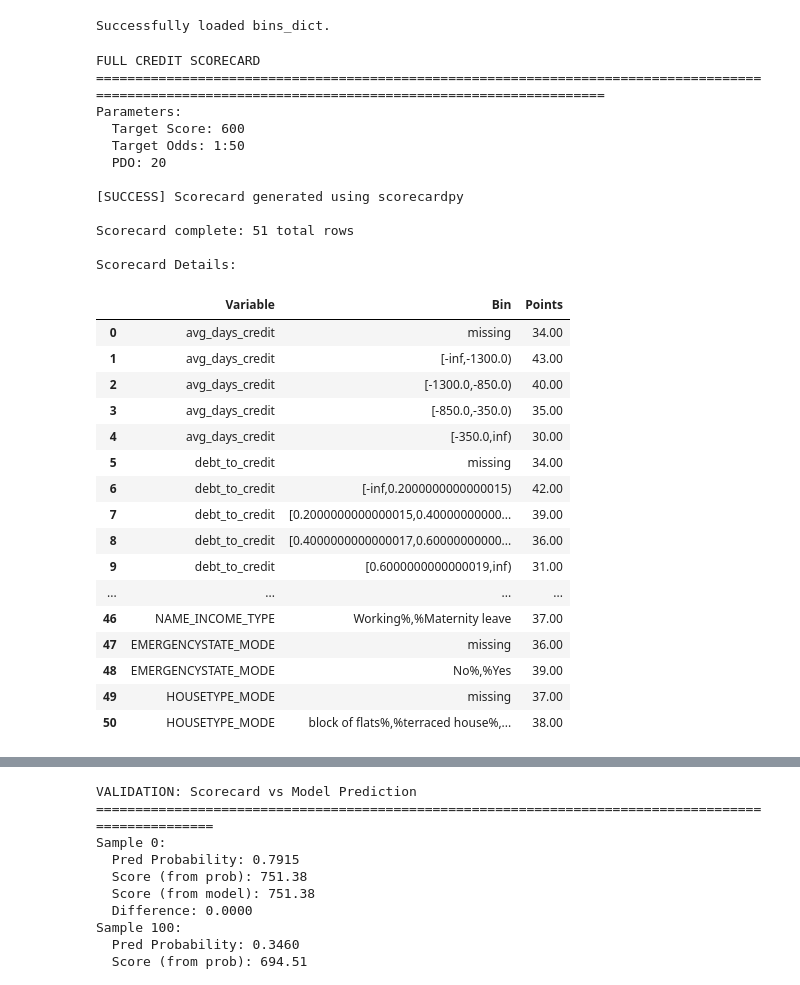
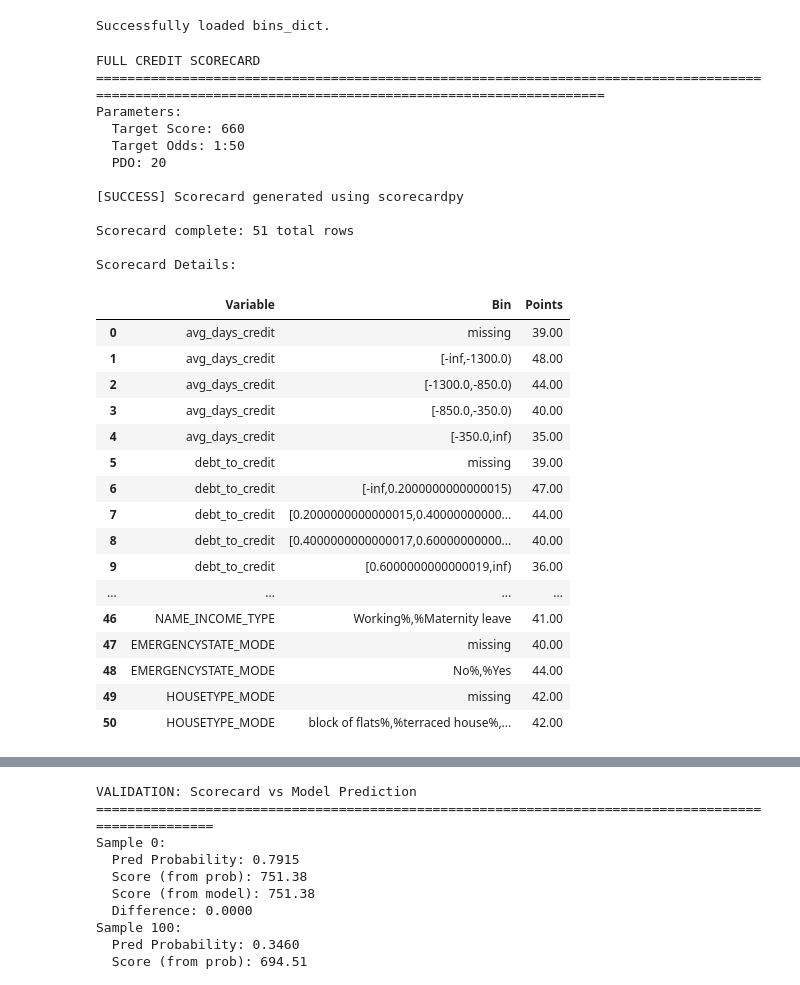
Before and after one commit to Luanjie-Dong/FA-project, a Jupyter notebook: 4_scorecard_generation_and_tuning.ipynb, the cells around one changed output, grey strips where cells are left out. Saved outputs shown, nothing was run; the diff lists cells and outputs as text; code cells hidden in the pictures.

Commit message:
tweak scorecarx

```diff
--- a/4_scorecard_generation_and_tuning.ipynb
+++ b/4_scorecard_generation_and_tuning.ipynb
@@ -493,7 +493,7 @@ def score_to_default_probability(score, points0, odds0, pdo):
     odds = odds0 * np.exp((np.log(2) / pdo) * (points0 - score))
     return odds / (1 + odds)
 
-avg_revenue_per_loan = 900
+avg_revenue_per_loan = 1500
 avg_loss_per_default = 10000
 total_loans_applied = 10000
 
@@ -660,10 +700,10 @@ print("FULL CREDIT SCORECARD")
 print("="*150)
 
 # User's exact parameters
-target_score = 600
+target_score = 660
 target_odds = 50  # 1:50
 pdo = 20
-odds0 = 1/target_odds  # 0.02
+odds0 = 1/target_odds
 
 print(f"Parameters:")
 print(f"  Target Score: {target_score}")
@@ -684,47 +724,47 @@ scorecard_data = []
 for variable, card_df in card.items():
     if variable != 'basepoints':
         for _, row in card_df.iterrows():
             scorecard_data.append({
                 "Variable": row['variable'],
                 "Bin": row['bin'],
                 "Points": f"{row['points']:.2f}"
             })
 
 scorecard_df = pd.DataFrame(scorecard_data)
 print(f"Scorecard complete: {len(scorecard_df)} total rows")
 print()
 
 # Display card structure
 
 print("Scorecard Details:")
 scorecard_df
 # %% [output]
 FULL CREDIT SCORECARD
 ======================================================================================================================================================
 Parameters:
-  Target Score: 600
+  Target Score: 660
   Target Odds: 1:50
   PDO: 20
 
 [SUCCESS] Scorecard generated using scorecardpy
 
 Scorecard complete: 51 total rows
 
 Scorecard Details:
 |  | Variable | Bin | Points |
-| 0 | avg_days_credit | missing | 34.00 |
-| 1 | avg_days_credit | [-inf,-1300.0) | 43.00 |
-| 2 | avg_days_credit | [-1300.0,-850.0) | 40.00 |
-| 3 | avg_days_credit | [-850.0,-350.0) | 35.00 |
-| 4 | avg_days_credit | [-350.0,inf) | 30.00 |
-| 5 | debt_to_credit | missing | 34.00 |
-| 6 | debt_to_credit | [-inf,0.2000000000000015) | 42.00 |
-| 7 | debt_to_credit | [0.2000000000000015,0.40000000000... | 39.00 |
-| 8 | debt_to_credit | [0.4000000000000017,0.60000000000... | 36.00 |
-| 9 | debt_to_credit | [0.6000000000000019,inf) | 31.00 |
+| 0 | avg_days_credit | missing | 39.00 |
+| 1 | avg_days_credit | [-inf,-1300.0) | 48.00 |
+| 2 | avg_days_credit | [-1300.0,-850.0) | 44.00 |
+| 3 | avg_days_credit | [-850.0,-350.0) | 40.00 |
+| 4 | avg_days_credit | [-350.0,inf) | 35.00 |
+| 5 | debt_to_credit | missing | 39.00 |
+| 6 | debt_to_credit | [-inf,0.2000000000000015) | 47.00 |
+| 7 | debt_to_credit | [0.2000000000000015,0.40000000000... | 44.00 |
+| 8 | debt_to_credit | [0.4000000000000017,0.60000000000... | 40.00 |
+| 9 | debt_to_credit | [0.6000000000000019,inf) | 36.00 |
 | ... | ... | ... | ... |
-| 46 | NAME_INCOME_TYPE | Working%,%Maternity leave | 37.00 |
-| 47 | EMERGENCYSTATE_MODE | missing | 36.00 |
-| 48 | EMERGENCYSTATE_MODE | No%,%Yes | 39.00 |
-| 49 | HOUSETYPE_MODE | missing | 37.00 |
-| 50 | HOUSETYPE_MODE | block of flats%,%terraced house%,... | 38.00 |
+| 46 | NAME_INCOME_TYPE | Working%,%Maternity leave | 41.00 |
+| 47 | EMERGENCYSTATE_MODE | missing | 40.00 |
+| 48 | EMERGENCYSTATE_MODE | No%,%Yes | 44.00 |
+| 49 | HOUSETYPE_MODE | missing | 42.00 |
+| 50 | HOUSETYPE_MODE | block of flats%,%terraced house%,... | 42.00 |
```
Also changed, not shown: parts of 4 cells of this notebook.
